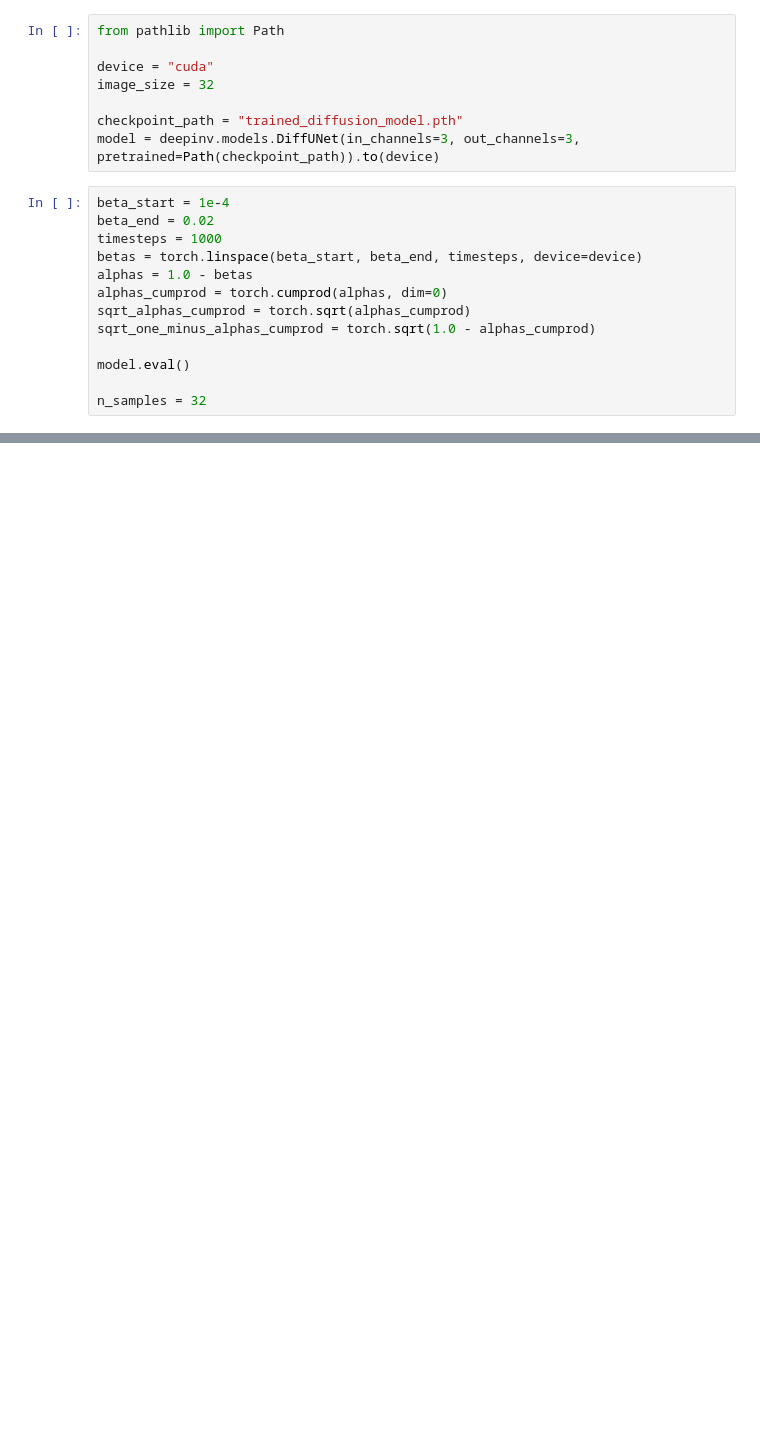
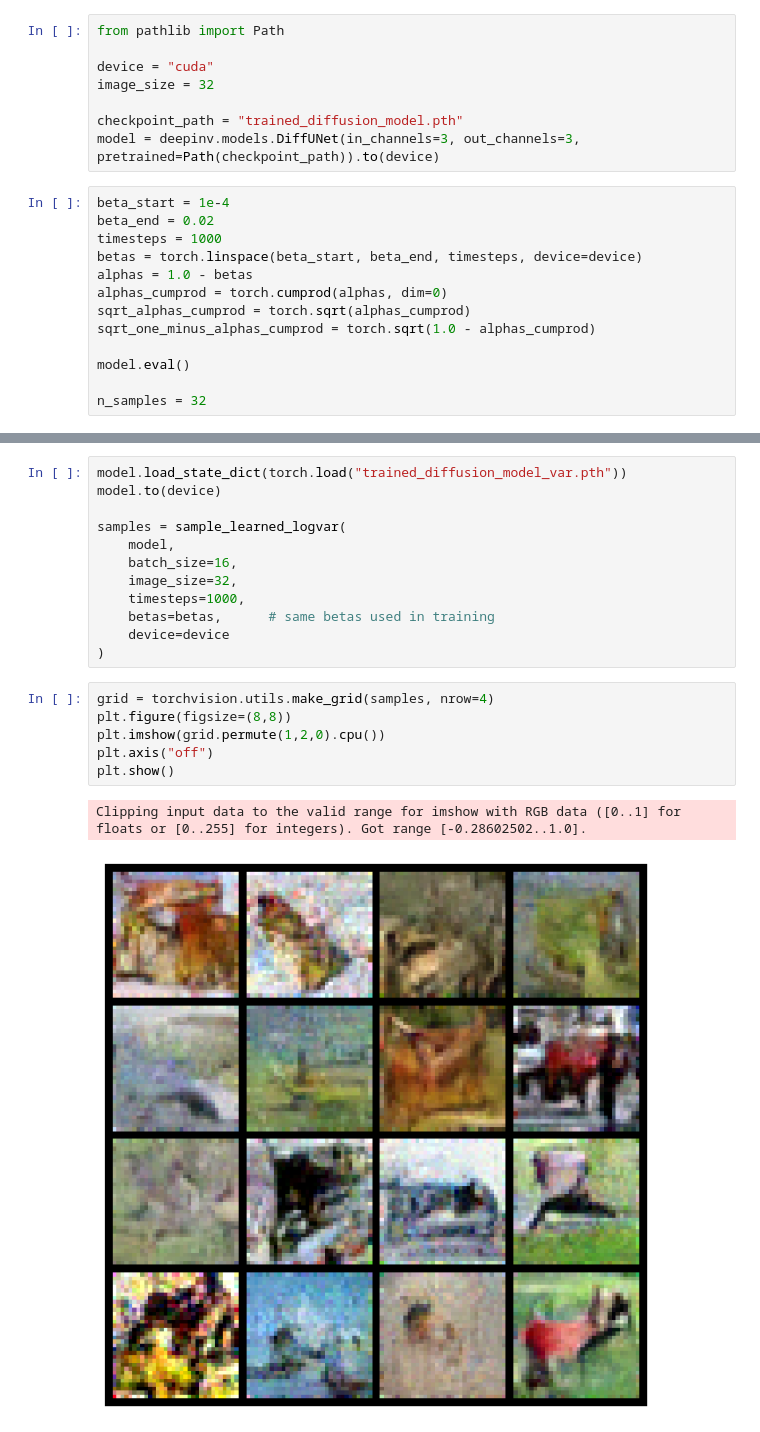
Before and after one commit to KeuleUngaBunga/WP_DIFF_KI, a Jupyter notebook: Diff_02_DDPM.ipynb, the cells around one changed output, grey strips where cells are left out. Saved outputs shown, nothing was run; the diff lists cells and outputs as text; blank space fills up the shorter version.

```diff
--- a/Diff_02_DDPM.ipynb
+++ b/Diff_02_DDPM.ipynb
@@ -204,0 +382,21 @@ plt.show()
+# %%
+model.load_state_dict(torch.load("trained_diffusion_model_var.pth"))
+model.to(device)
+
+samples = sample_learned_logvar(
+    model,
+    batch_size=16,
+    image_size=32,
+    timesteps=1000,
+    betas=betas,      # same betas used in training
+    device=device
+)
+# %%
+grid = torchvision.utils.make_grid(samples, nrow=4)
+plt.figure(figsize=(8,8))
+plt.imshow(grid.permute(1,2,0).cpu())
+plt.axis("off")
+plt.show()
+# %% [output]
+Clipping input data to the valid range for imshow with RGB data ([0..1] for floats or [0..255] for integers). Got range [-0.28602502..1.0].
+[figure, added]
```
Also changed, not shown: parts of 18 cells of this notebook, 1 other file.
